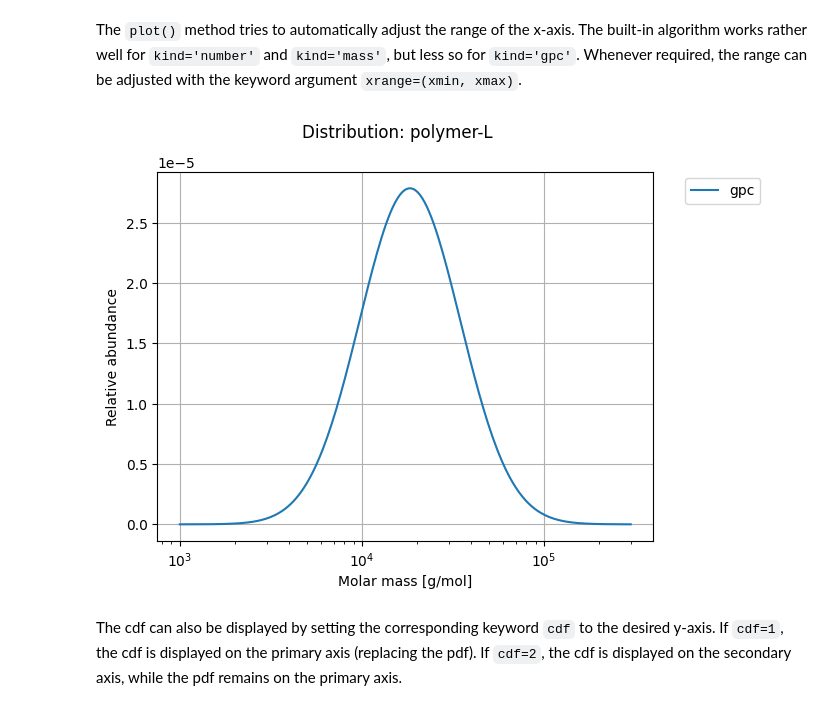
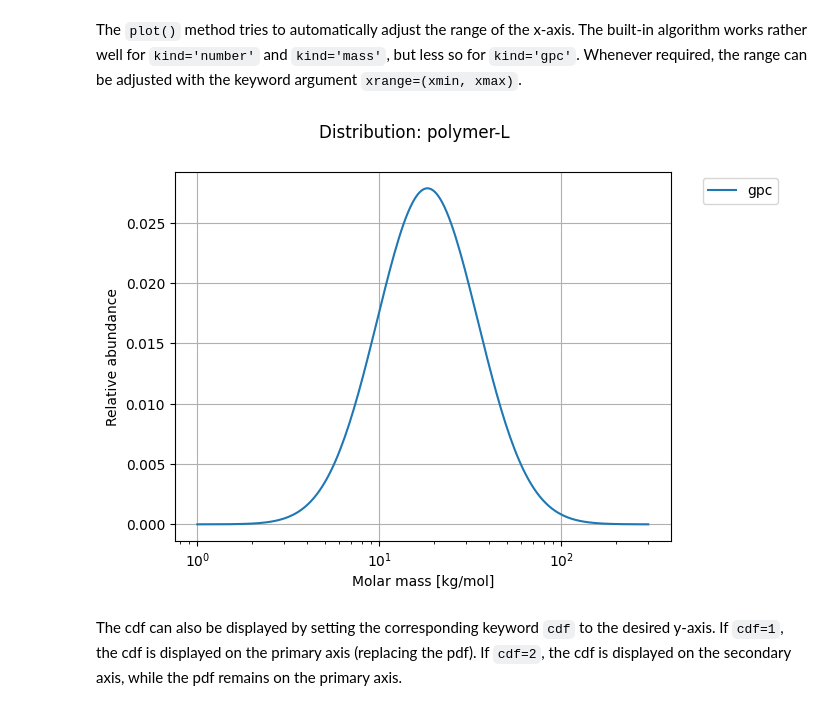
Before and after one commit to HugoMVale/polykin, a Jupyter notebook: docs/tutorials/distributions.ipynb, the cells around one changed output. Saved outputs shown, nothing was run; the diff lists cells and outputs as text; code cells hidden in the pictures.

```diff
--- a/docs/tutorials/distributions.ipynb
+++ b/docs/tutorials/distributions.ipynb
@@ -176,9 +176,9 @@ g.plot('gpc', sizeasmass=True)
 # %% [markdown]
 The `plot()` method tries to automatically adjust the range of the x-axis. The built-in algorithm works rather well for `kind='number'` and `kind='mass'`, but less so for `kind='gpc'`. Whenever required, the range can be adjusted with the keyword argument `xrange=(xmin, xmax)`.
 # %%
-g.plot('gpc', sizeasmass=True, xrange=(1e3, 3e5))
+g.plot('gpc', sizeasmass=True, xrange=(1., 300.))
 # %% [output]
-[figure, old version]
+[figure, new version]
 # %% [markdown]
 The cdf can also be displayed by setting the corresponding keyword `cdf` to the desired y-axis. If `cdf=1`, the cdf is displayed on the primary axis (replacing the pdf). If `cdf=2`, the cdf is displayed on the secondary axis, while the pdf remains on the primary axis.
 # %%
```
Also changed, not shown: parts of 15 cells of this notebook.
